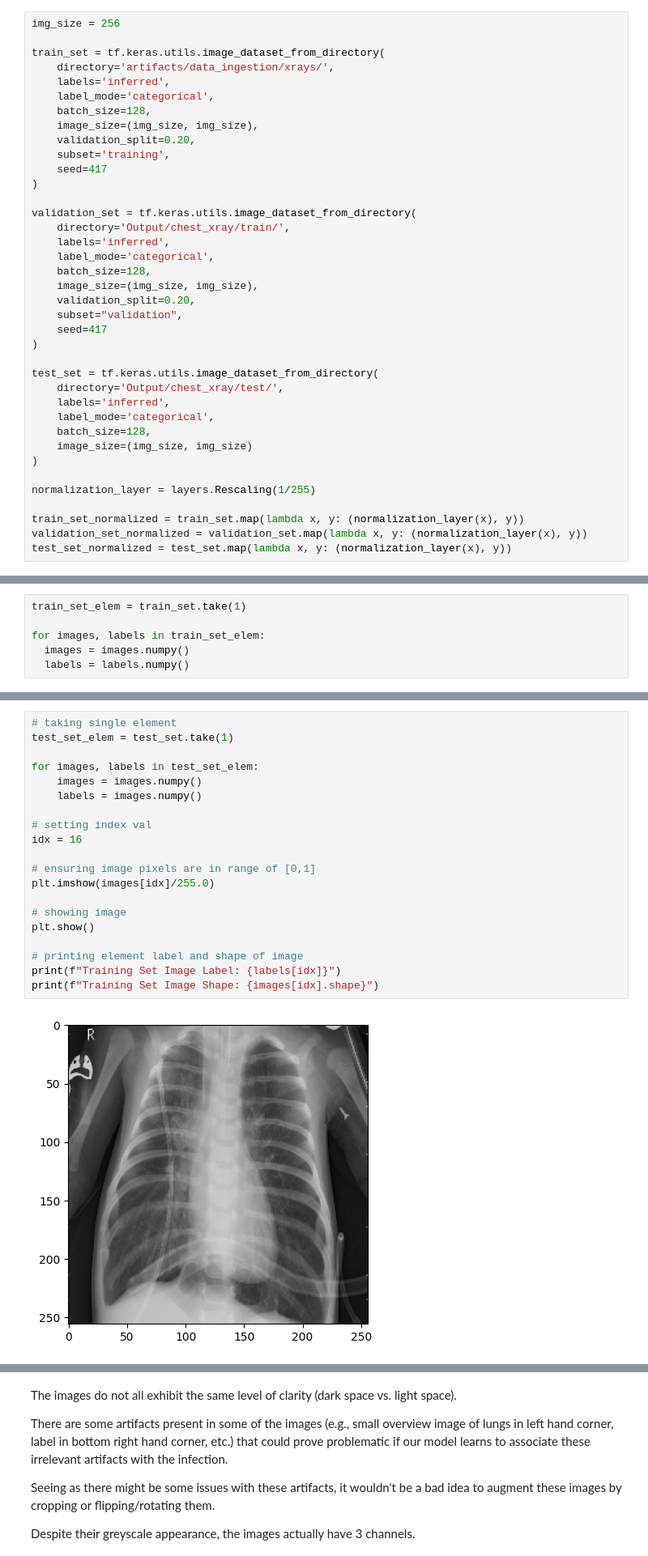
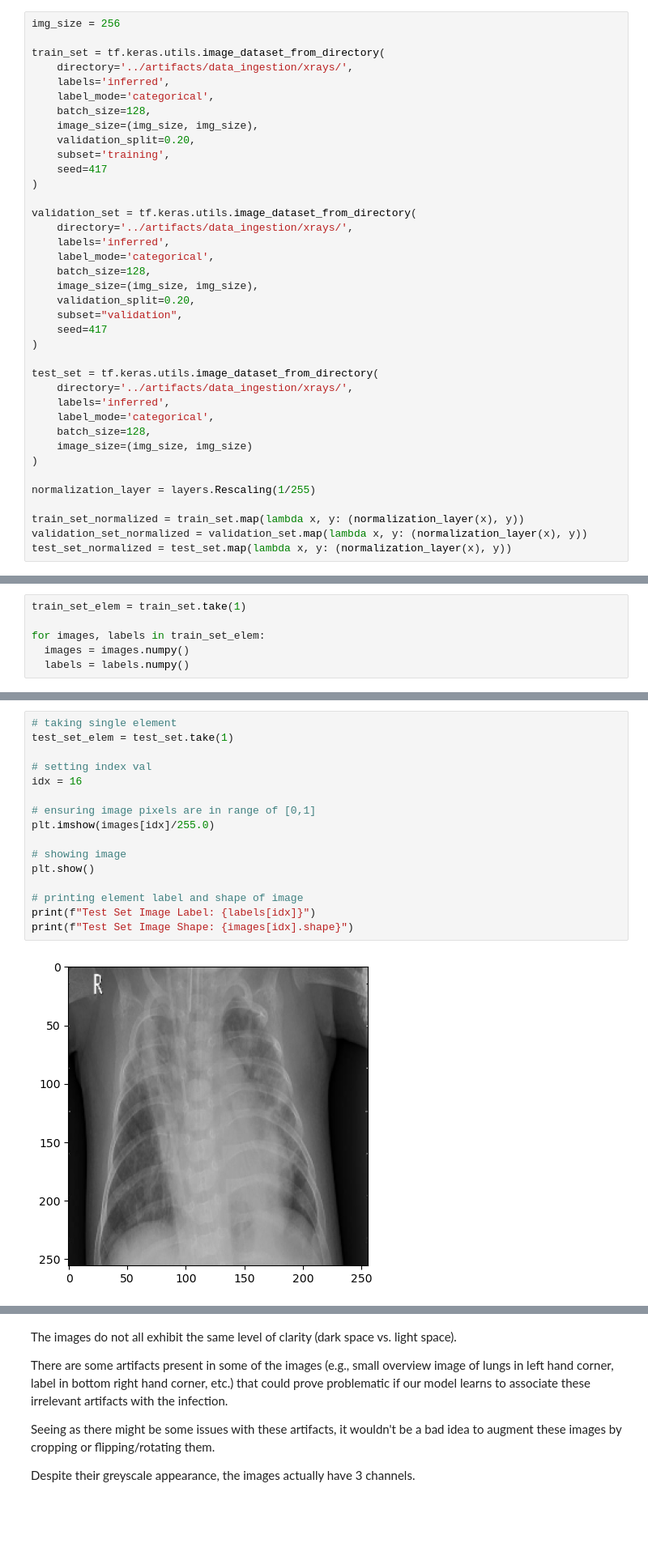
Before and after one commit to jcarmfran/Pneumonia-Detection, a Jupyter notebook: research/Detect_Pneumonia_Using_X_Ray_Images_with_CNNs_and_Transfer_Learning.ipynb, the cells around one changed output, grey strips where cells are left out. Shown at 81% size. Saved outputs shown, nothing was run; the diff lists cells and outputs as text; blank space fills up the shorter version.

```diff
--- a/research/Detect_Pneumonia_Using_X_Ray_Images_with_CNNs_and_Transfer_Learning.ipynb
+++ b/research/Detect_Pneumonia_Using_X_Ray_Images_with_CNNs_and_Transfer_Learning.ipynb
@@ -55,7 +56,7 @@ extract_tar_gz('xray_dataset.tar.gz', 'Output')
 img_size = 256
 
 train_set = tf.keras.utils.image_dataset_from_directory(
-    directory='artifacts/data_ingestion/xrays/',
+    directory='../artifacts/data_ingestion/xrays/',
     labels='inferred',
     label_mode='categorical',
     batch_size=128,
@@ -66,7 +67,7 @@ train_set = tf.keras.utils.image_dataset_from_directory(
 )
 
 validation_set = tf.keras.utils.image_dataset_from_directory(
-    directory='Output/chest_xray/train/',
+    directory='../artifacts/data_ingestion/xrays/',
     labels='inferred',
     label_mode='categorical',
     batch_size=128,
@@ -77,7 +78,7 @@ validation_set = tf.keras.utils.image_dataset_from_directory(
 )
 
 test_set = tf.keras.utils.image_dataset_from_directory(
-    directory='Output/chest_xray/test/',
+    directory='../artifacts/data_ingestion/xrays/',
     labels='inferred',
     label_mode='categorical',
     batch_size=128,
@@ -127,22 +130,18 @@ Training Set Image Shape: (256, 256, 3)
 # %%
 # taking single element
 test_set_elem = test_set.take(1)
-
-for images, labels in test_set_elem:
-    images = images.numpy()
-    labels = images.numpy()
 
 # setting index val
 idx = 16
 
 # ensuring image pixels are in range of [0,1]
 plt.imshow(images[idx]/255.0)
 
 # showing image
 plt.show()
 
 # printing element label and shape of image
-print(f"Training Set Image Label: {labels[idx]}")
-print(f"Training Set Image Shape: {images[idx].shape}")
+print(f"Test Set Image Label: {labels[idx]}")
+print(f"Test Set Image Shape: {images[idx].shape}")
 # %% [output]
-[figure, old version]
+[figure, new version]
```
Also changed, not shown: parts of 44 cells of this notebook, 14 other files.
